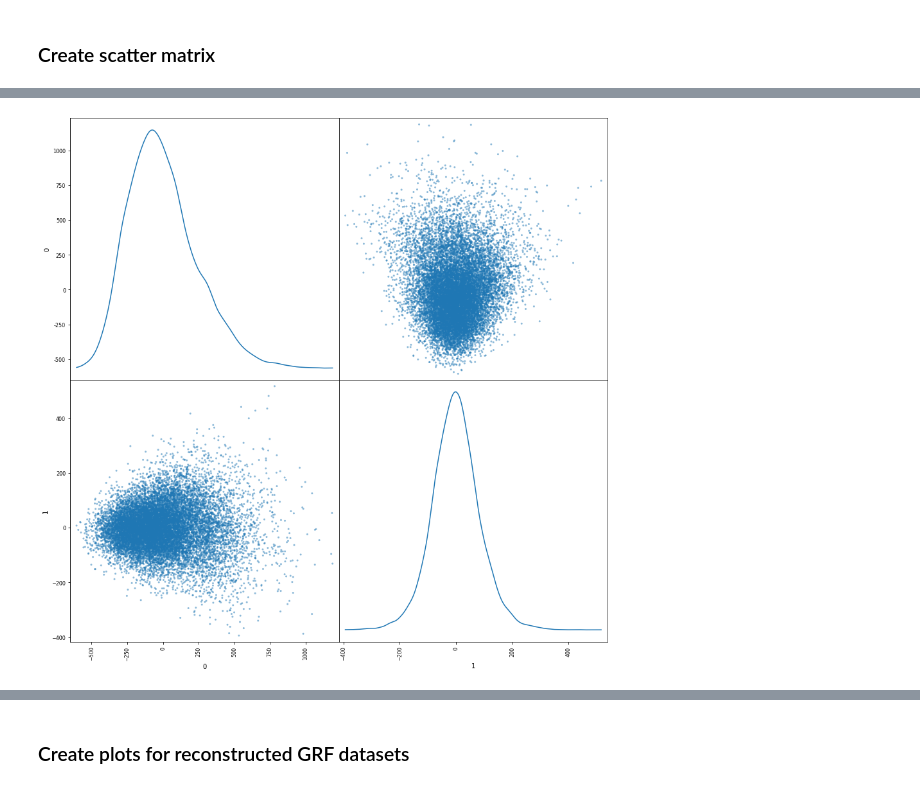
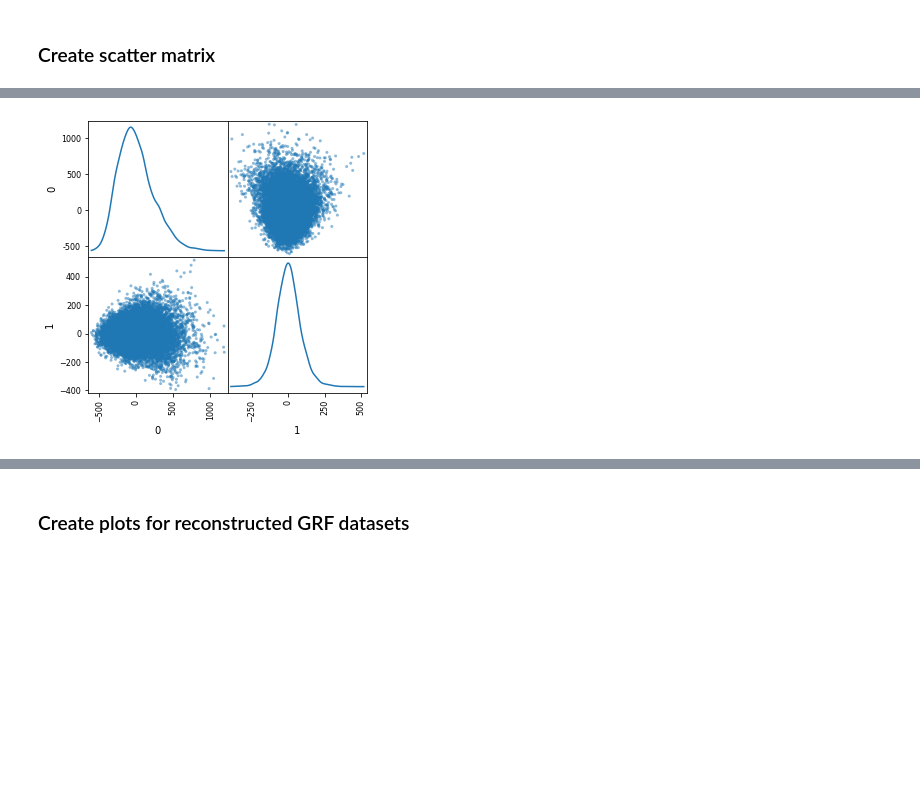
Before and after one commit to zarawaheedkhan/679-Physical-Therapy, a Jupyter notebook: 2. Functional PCA.ipynb, the cells around one changed output, grey strips where cells are left out. Cells and saved outputs as stored; diff of their text form; code cells hidden in the pictures; blank space fills up the shorter version.

```diff
--- a/2. Functional PCA.ipynb
+++ b/2. Functional PCA.ipynb
@@ -86,11 +86,11 @@ fig.savefig('/Users/zarawaheed/Documents/BostonUniversity/MA679/Final Project/Da
 # %%
 # Vertical
 
-V_GRF_fpca_bs = FPCA(n_components=14)
+V_GRF_fpca_bs = FPCA(n_components=6)
 V_GRF_fpca_bs.fit(V_GRF_fd)
 V_GRF_fpca_bs.components_.plot()
 plt.xlabel('Time')
 plt.ylabel('V_GRF')
-plt.title('FPCA with a 14 component BSpline basis for V_GRF')
-fig.savefig('/Users/zarawaheed/Documents/BostonUniversity/MA679/Final Project/Data/Processed/FPCA_V_GRF_plot.png', dpi=300)
+plt.title('FPCA with a 6 component BSpline basis for V_GRF')
+plt.savefig('/Users/zarawaheed/Documents/BostonUniversity/MA679/Final Project/Data/Processed/Plots/FPCA_V_GRF_plot.png', dpi=300)
 # %% [output]
@@ -118,0 +118,35 @@ ratio.to_csv('/Users/zarawaheed/Documents/BostonUniversity/MA679/Final Project/D
+# %%
+# create a loop that runs the above process all over again
+# run the model, find variance explanation ratio and adds it to our dataset
+
+for k in range(4, 12, 2):
+
+    # Medial Lateral
+    ML_GRF_fpca = FPCA(n_components=k)
+    ML_GRF_fpca.fit(ML_GRF_fd)
+
+    # Anterior Posterior
+
+    AP_GRF_fpca = FPCA(n_components=k)
+    AP_GRF_fpca.fit(AP_GRF_fd)
+
+    # Vertical
+
+    V_GRF_fpca = FPCA(n_components=k)
+    V_GRF_fpca.fit(V_GRF_fd)
+
+    # Calculate rations
+
+    R_AP_GRF = str(round(sum(ML_GRF_fpca.explained_variance_ratio_), 2))
+    R_ML_GRF = str(round(sum(AP_GRF_fpca.explained_variance_ratio_), 2))
+    R_V_GRF = str(round(sum(V_GRF_fpca.explained_variance_ratio_), 2))
+
+    # Store values
+    new = pd.DataFrame({'Components' : [k],
+                        'R_ML': [R_ML_GRF],
+                        'R_AP': [R_AP_GRF],
+                        'R_V': [R_V_GRF],
+                       })
+
+
+    R_GRF = pd.concat([R_GRF, new])
@@ -172,16 +179,16 @@ plt.savefig('/Users/zarawaheed/Documents/BostonUniversity/MA679/Final Project/Da
 # %%
 # Anterior Posterior
 
 # Compute the scores
 AP_GRF_fpca = FPCA(n_components=2)
 AP_GRF_fpca.fit(AP_GRF_fd)
 AP_GRF_proj = AP_GRF_fpca.transform(AP_GRF_fd)
 
 # Plot the projection of the data onto the eigenfunctions
-fig = pd.plotting.scatter_matrix(pd.DataFrame(AP_GRF_proj), diagonal='kde', figsize=(15, 15))
+fig = pd.plotting.scatter_matrix(pd.DataFrame(AP_GRF_proj), diagonal='kde', figsize=(5, 5))
 plt.savefig('/Users/zarawaheed/Documents/BostonUniversity/MA679/Final Project/Data/Processed/FPCA_AP_GRF_scatter_matrix.png', dpi=300)
 # %% [output]
-[figure, old version]
+[figure, new version]
 # %%
 # Vertical
 
```
Also changed, not shown: parts of 18 cells of this notebook.
